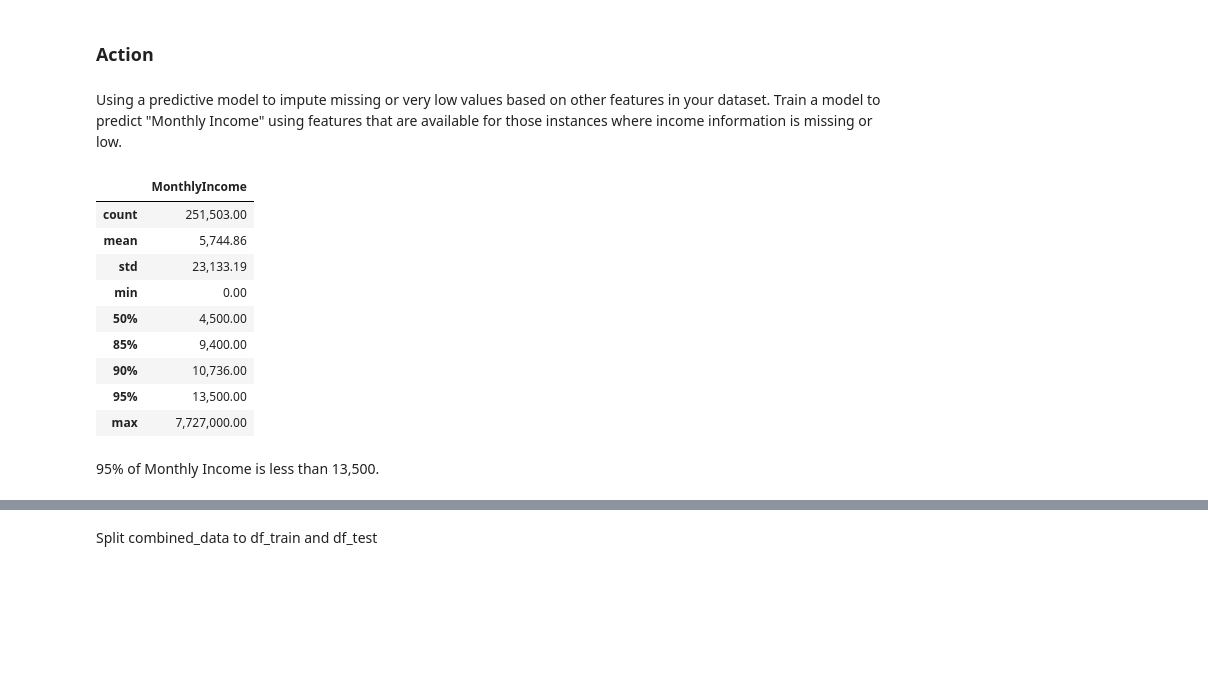
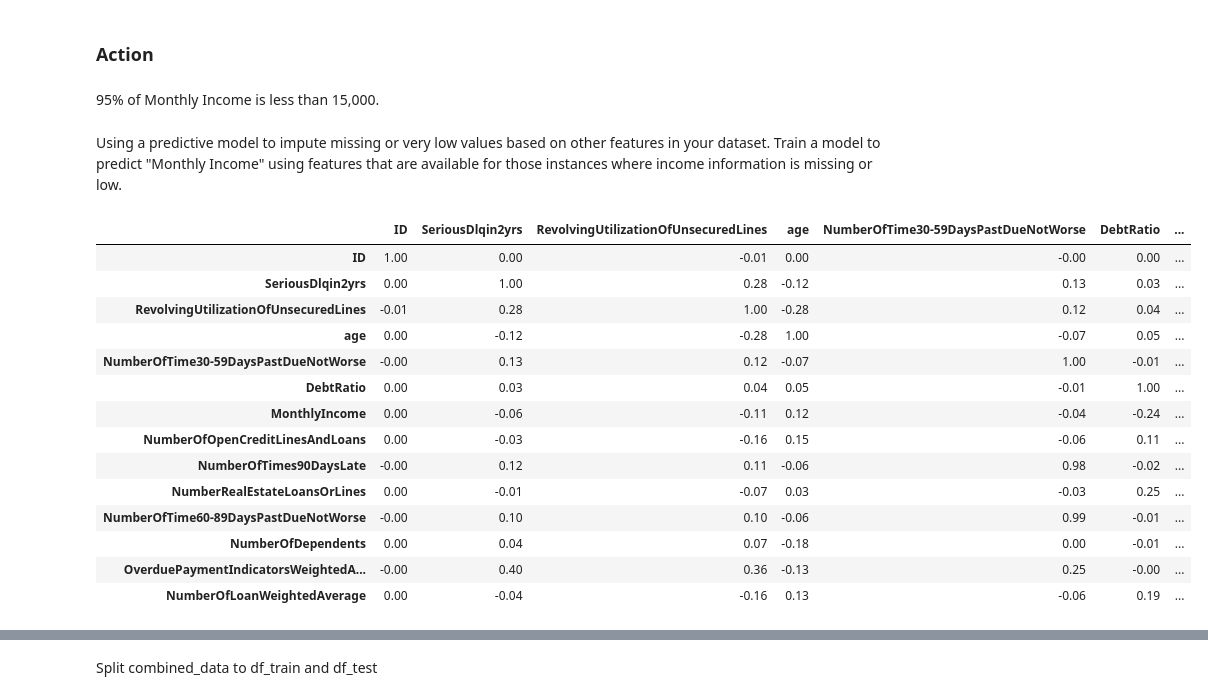
Before and after one commit to Saba-a11/Kaggle_Credit_Score, a Jupyter notebook: CreditModel.ipynb, the cells around one changed output, grey strips where cells are left out. Cells and saved outputs as stored; diff of their text form; code cells hidden in the pictures; blank space fills up the shorter version.

```diff
--- a/CreditModel.ipynb
+++ b/CreditModel.ipynb
@@ -1078,2 +803,4 @@ Creating a binary indicator variable to denote whether "Monthly Income" was miss
 # %% [markdown]
 ### Action
+# %% [markdown]
+95% of Monthly Income is less than 15,000.
@@ -1080,5 +812,23 @@ Creating a binary indicator variable to denote whether "Monthly Income" was miss
 # %% [markdown]
 Using a predictive model to impute missing or very low values based on other features in your dataset. Train a model to predict "Monthly Income" using features that are available for those instances where income information is missing or low.
+# %%
+combined_data.corr()
+# %% [output]
+|  | ID | SeriousDlqin2yrs | RevolvingUtilizationOfUnsecuredLines | age | NumberOfTime30-59DaysPastDueNotWorse | DebtRatio | ... |
+| ID | 1.00 | 0.00 | -0.01 | 0.00 | -0.00 | 0.00 | ... |
+| SeriousDlqin2yrs | 0.00 | 1.00 | 0.28 | -0.12 | 0.13 | 0.03 | ... |
+| RevolvingUtilizationOfUnsecuredLines | -0.01 | 0.28 | 1.00 | -0.28 | 0.12 | 0.04 | ... |
+| age | 0.00 | -0.12 | -0.28 | 1.00 | -0.07 | 0.05 | ... |
+| NumberOfTime30-59DaysPastDueNotWorse | -0.00 | 0.13 | 0.12 | -0.07 | 1.00 | -0.01 | ... |
+| DebtRatio | 0.00 | 0.03 | 0.04 | 0.05 | -0.01 | 1.00 | ... |
+| MonthlyIncome | 0.00 | -0.06 | -0.11 | 0.12 | -0.04 | -0.24 | ... |
+| NumberOfOpenCreditLinesAndLoans | 0.00 | -0.03 | -0.16 | 0.15 | -0.06 | 0.11 | ... |
+| NumberOfTimes90DaysLate | -0.00 | 0.12 | 0.11 | -0.06 | 0.98 | -0.02 | ... |
+| NumberRealEstateLoansOrLines | 0.00 | -0.01 | -0.07 | 0.03 | -0.03 | 0.25 | ... |
+| NumberOfTime60-89DaysPastDueNotWorse | -0.00 | 0.10 | 0.10 | -0.06 | 0.99 | -0.01 | ... |
+| NumberOfDependents | 0.00 | 0.04 | 0.07 | -0.18 | 0.00 | -0.01 | ... |
+| OverduePaymentIndicatorsWeightedA... | -0.00 | 0.40 | 0.36 | -0.13 | 0.25 | -0.00 | ... |
+| NumberOfLoanWeightedAverage | 0.00 | -0.04 | -0.16 | 0.13 | -0.06 | 0.19 | ... |
 # %%
 from sklearn.ensemble import RandomForestRegressor
 
@@ -1092,18 +842,3 @@ model.fit(imputation_data[features], imputation_data['MonthlyIncome'])
 missing_data = combined_data[combined_data['MonthlyIncome'].isnull()]
 predicted_income = model.predict(missing_data[features])
 combined_data.loc[combined_data['MonthlyIncome'].isnull(), 'MonthlyIncome'] = predicted_income
-# %%
-combined_data[["MonthlyIncome"]].describe([0.85, 0.9, 0.95])
-# %% [output]
-|  | MonthlyIncome |
-| count | 251,503.00 |
-| mean | 5,744.86 |
-| std | 23,133.19 |
-| min | 0.00 |
-| 50% | 4,500.00 |
-| 85% | 9,400.00 |
-| 90% | 10,736.00 |
-| 95% | 13,500.00 |
-| max | 7,727,000.00 |
-# %% [markdown]
-95% of Monthly Income is less than 13,500.
```
Also changed, not shown: parts of 110 cells of this notebook.
